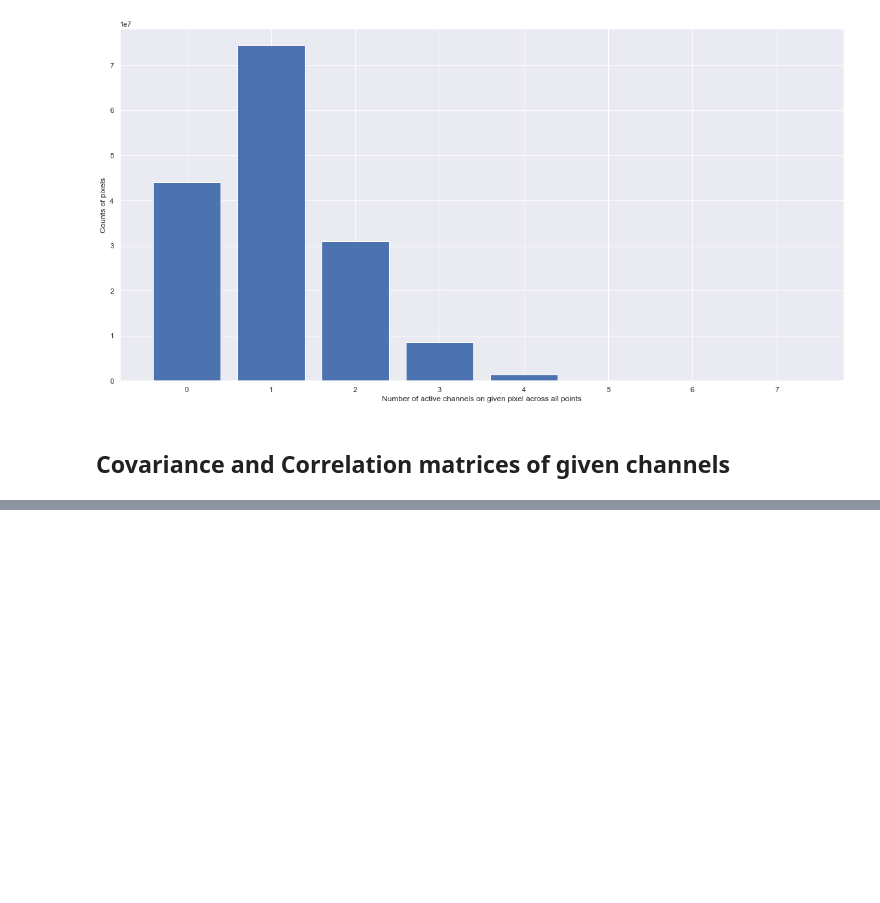
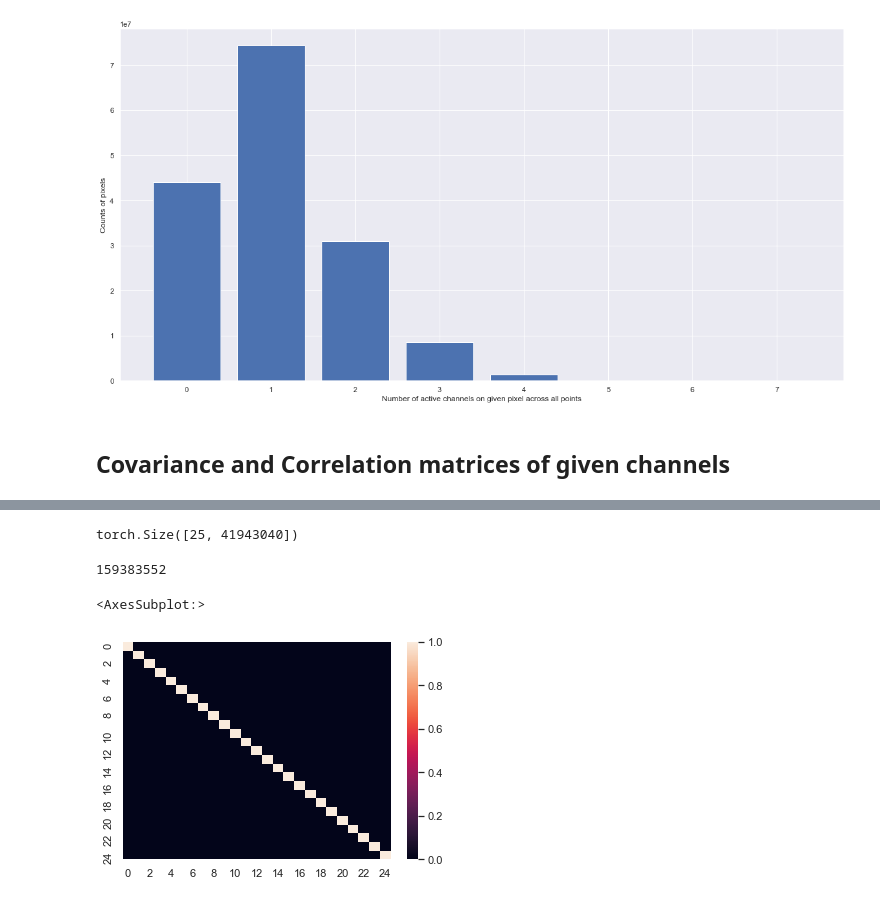
Before and after one commit to KerenLab/training_metrics, a Jupyter notebook: 8channels.ipynb, the cells around one changed output, grey strips where cells are left out. Saved outputs shown, nothing was run; the diff lists cells and outputs as text; code cells hidden in the pictures; blank space fills up the shorter version.

```diff
--- a/8channels.ipynb
+++ b/8channels.ipynb
@@ -75,0 +134,24 @@ plt.title('Correlation Matrix', fontsize=16);
+# %%
+def corr(x):
+        """
+        x: [B, C, H, W]
+        res: [ C, C]
+        """
+
+        # [B, C, H, W] -> [B, C * H * W]
+        x = x.view((x.size(1), -1))
+
+        # estimated covariance
+        x = x - x.mean(dim=-1, keepdim=True)
+
+        factor = 1 / (x.shape[-1] - 1)
+
+        corr = factor * (x @ x.transpose(-1, -2))
+        diagonal = torch.diagonal(corr) #, dim1=-2, dim2=-1)
+        stddev = torch.sqrt(diagonal)
+
+        corr /= stddev[:, None]
+        corr /= stddev[None, :]
+        corr = troch.clip(corr, -1, 1)
+
+        return corr
@@ -75,0 +162,15 @@ plt.title('Correlation Matrix', fontsize=16);
+# %%
+test = torch.randint(low=0, high=200, size=(10,25,2048,2048)).float()
+# %%
+test.view(test.size(1), -1).shape
+# %% [output]
+torch.Size([25, 41943040])
+# %%
+38*2048*2048
+# %% [output]
+159383552
+# %%
+sns.heatmap(corr(test))
+# %% [output]
+<AxesSubplot:>
+[figure, added]
```
Also changed, not shown: parts of 15 cells of this notebook, 2 other files.
